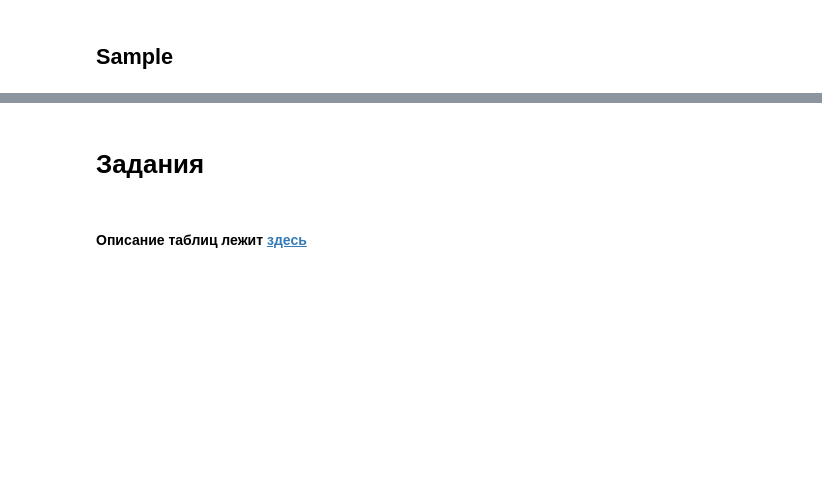
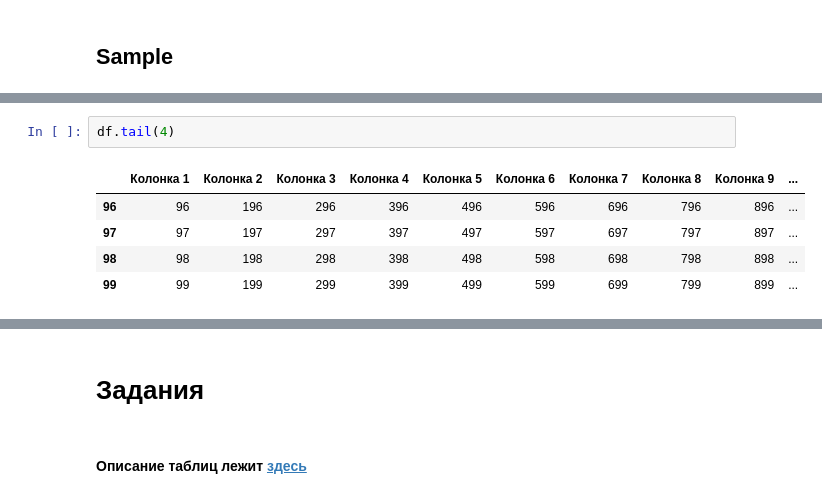
Before and after one commit to victorlymarev/pandas, a Jupyter notebook: notebooks/06-display-options-head-tail.ipynb, the cells around one changed output, grey strips where cells are left out. Drawn from its saved outputs; the diff is of its cells as text; blank space fills up the shorter version.

```diff
--- a/notebooks/06-display-options-head-tail.ipynb
+++ b/notebooks/06-display-options-head-tail.ipynb
@@ -82 +204,9 @@ df.head(3)
+# %%
+df.tail(4)
+# %% [output]
+|  | Колонка 1 | Колонка 2 | Колонка 3 | Колонка 4 | Колонка 5 | Колонка 6 | Колонка 7 | Колонка 8 | Колонка 9 | ... |
+| 96 | 96 | 196 | 296 | 396 | 496 | 596 | 696 | 796 | 896 | ... |
+| 97 | 97 | 197 | 297 | 397 | 497 | 597 | 697 | 797 | 897 | ... |
+| 98 | 98 | 198 | 298 | 398 | 498 | 598 | 698 | 798 | 898 | ... |
+| 99 | 99 | 199 | 299 | 399 | 499 | 599 | 699 | 799 | 899 | ... |
 # %%
```
Also changed, not shown: parts of 29 cells of this notebook, 5 other files.
